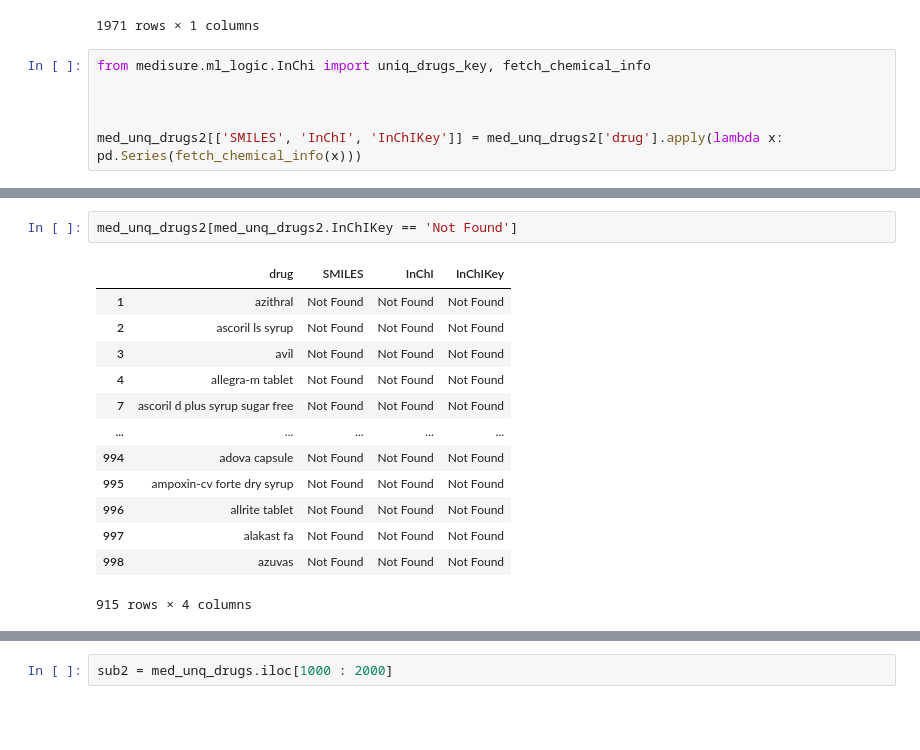
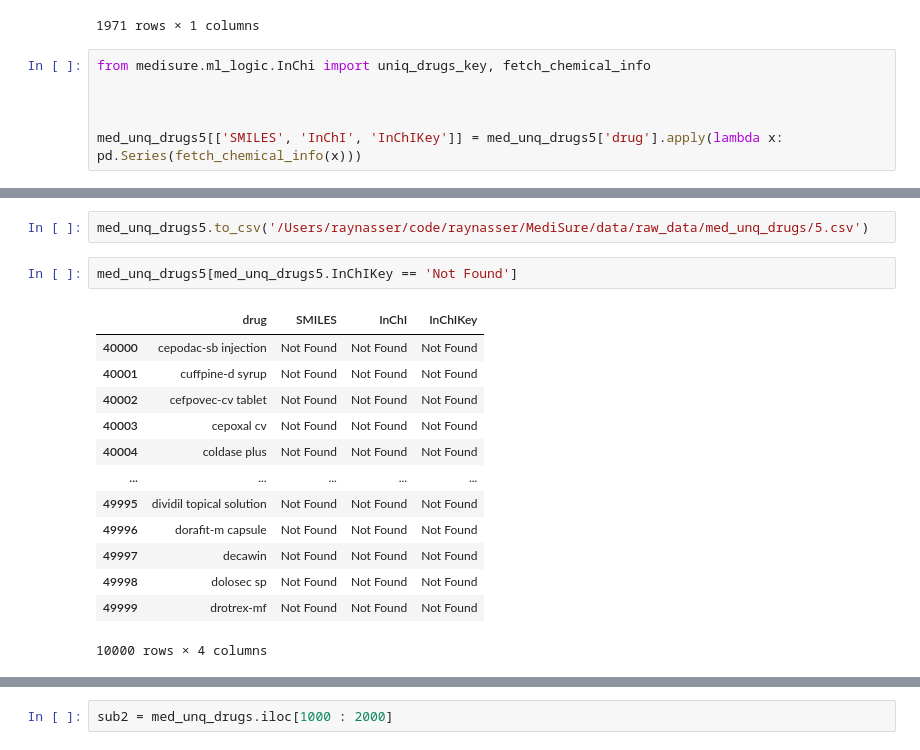
Before and after one commit to raynasser/MediSure, a Jupyter notebook: notebooks/ra | eda copy.ipynb, the cells around one changed output, grey strips where cells are left out. Saved outputs shown, nothing was run; the diff lists cells and outputs as text; blank space fills up the shorter version.

```diff
--- a/notebooks/ra | eda copy.ipynb
+++ b/notebooks/ra | eda copy.ipynb
@@ -1723,5 +1725,5 @@ from medisure.ml_logic.InChi import uniq_drugs_key, fetch_chemical_info
 
 
 
-med_unq_drugs2[['SMILES', 'InChI', 'InChIKey']] = med_unq_drugs2['drug'].apply(lambda x: pd.Series(fetch_chemical_info(x)))
+med_unq_drugs5[['SMILES', 'InChI', 'InChIKey']] = med_unq_drugs5['drug'].apply(lambda x: pd.Series(fetch_chemical_info(x)))
 # %% [output]
@@ -1745,16 +1762,18 @@ Error: Unable to fetch data for asthavil tablet. Status code: 404
+# %%
+med_unq_drugs5.to_csv('/Users/raynasser/code/raynasser/MediSure/data/raw_data/med_unq_drugs/5.csv')
 # %%
-med_unq_drugs2[med_unq_drugs2.InChIKey == 'Not Found']
+med_unq_drugs5[med_unq_drugs5.InChIKey == 'Not Found']
 # %% [output]
 |  | drug | SMILES | InChI | InChIKey |
-| 1 | azithral | Not Found | Not Found | Not Found |
-| 2 | ascoril ls syrup | Not Found | Not Found | Not Found |
-| 3 | avil | Not Found | Not Found | Not Found |
-| 4 | allegra-m tablet | Not Found | Not Found | Not Found |
-| 7 | ascoril d plus syrup sugar free | Not Found | Not Found | Not Found |
+| 40000 | cepodac-sb injection | Not Found | Not Found | Not Found |
+| 40001 | cuffpine-d syrup | Not Found | Not Found | Not Found |
+| 40002 | cefpovec-cv tablet | Not Found | Not Found | Not Found |
+| 40003 | cepoxal cv | Not Found | Not Found | Not Found |
+| 40004 | coldase plus | Not Found | Not Found | Not Found |
 | ... | ... | ... | ... | ... |
-| 994 | adova capsule | Not Found | Not Found | Not Found |
-| 995 | ampoxin-cv forte dry syrup | Not Found | Not Found | Not Found |
-| 996 | allrite tablet | Not Found | Not Found | Not Found |
-| 997 | alakast fa | Not Found | Not Found | Not Found |
-| 998 | azuvas | Not Found | Not Found | Not Found |
+| 49995 | dividil topical solution | Not Found | Not Found | Not Found |
+| 49996 | dorafit-m capsule | Not Found | Not Found | Not Found |
+| 49997 | decawin | Not Found | Not Found | Not Found |
+| 49998 | dolosec sp | Not Found | Not Found | Not Found |
+| 49999 | drotrex-mf | Not Found | Not Found | Not Found |
-915 rows × 4 columns
+10000 rows × 4 columns
```
Also changed, not shown: parts of 5 cells of this notebook, 1 other file.
